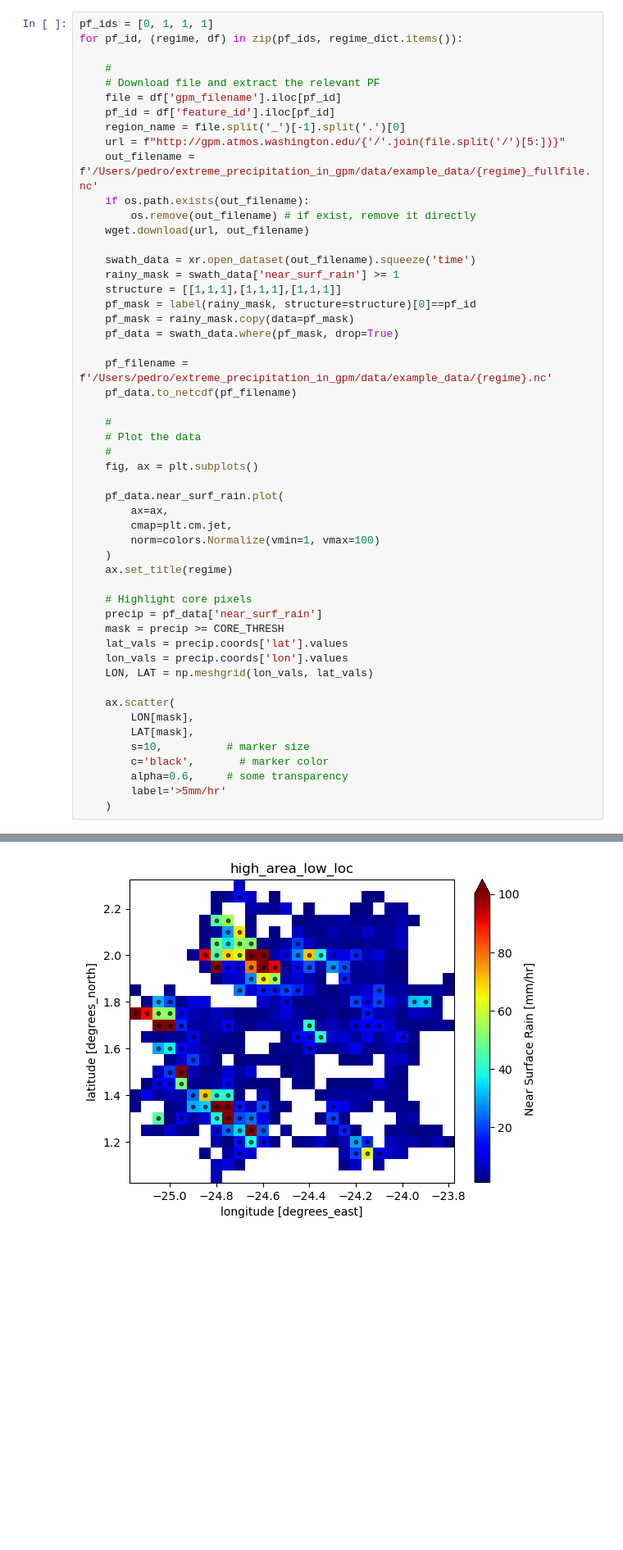
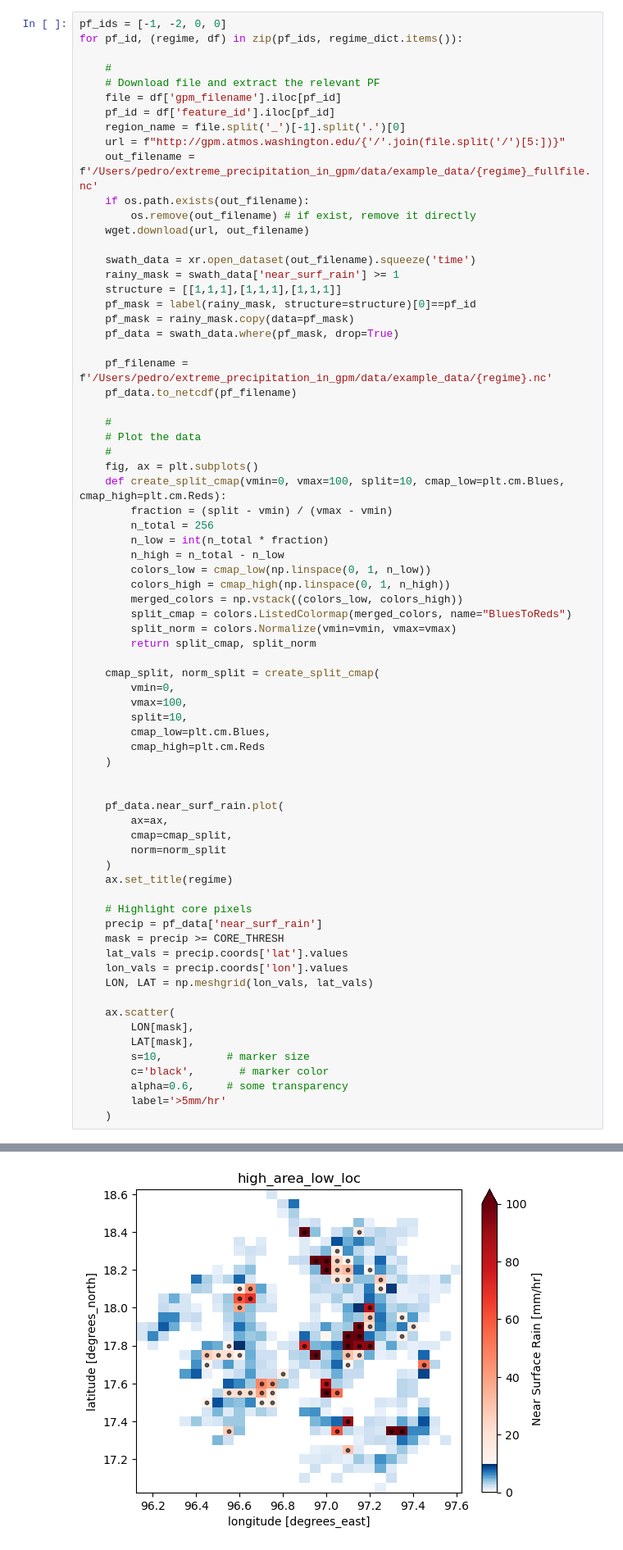
Before and after one commit to pedroanguloumana/extreme_precipitation_in_gpm, a Jupyter notebook: processing/pr01_Download_Example_PSs.ipynb, the cells around one changed output, grey strips where cells are left out. Shown: that part at 82% size. Cells and saved outputs as stored; diff of their text form; blank space fills up the shorter version.

```diff
--- a/processing/pr01_Download_Example_PSs.ipynb
+++ b/processing/pr01_Download_Example_PSs.ipynb
@@ -80,5 +58,5 @@ dtype: float64
 # %%
-pf_ids = [0, 1, 1, 1]
+pf_ids = [-1, -2, 0, 0]
 for pf_id, (regime, df) in zip(pf_ids, regime_dict.items()):
 
     #
@@ -106,11 +84,31 @@ for pf_id, (regime, df) in zip(pf_ids, regime_dict.items()):
     # Plot the data
     #
     fig, ax = plt.subplots()
+    def create_split_cmap(vmin=0, vmax=100, split=10, cmap_low=plt.cm.Blues, cmap_high=plt.cm.Reds):
+        fraction = (split - vmin) / (vmax - vmin)
+        n_total = 256
+        n_low = int(n_total * fraction)
+        n_high = n_total - n_low
+        colors_low = cmap_low(np.linspace(0, 1, n_low))
+        colors_high = cmap_high(np.linspace(0, 1, n_high))
+        merged_colors = np.vstack((colors_low, colors_high))
+        split_cmap = colors.ListedColormap(merged_colors, name="BluesToReds")
+        split_norm = colors.Normalize(vmin=vmin, vmax=vmax)
+        return split_cmap, split_norm
+
+    cmap_split, norm_split = create_split_cmap(
+        vmin=0,
+        vmax=100,
+        split=10,
+        cmap_low=plt.cm.Blues,
+        cmap_high=plt.cm.Reds
+    )
+
 
     pf_data.near_surf_rain.plot(
         ax=ax,
-        cmap=plt.cm.jet,
-        norm=colors.Normalize(vmin=1, vmax=100)
+        cmap=cmap_split,
+        norm=norm_split
     )
     ax.set_title(regime)
 
@@ -134 +132 @@ for pf_id, (regime, df) in zip(pf_ids, regime_dict.items()):
-[figure, old version]
+[figure, new version]
```
Also changed, not shown: parts of 10 cells of this notebook, 10 other files.
